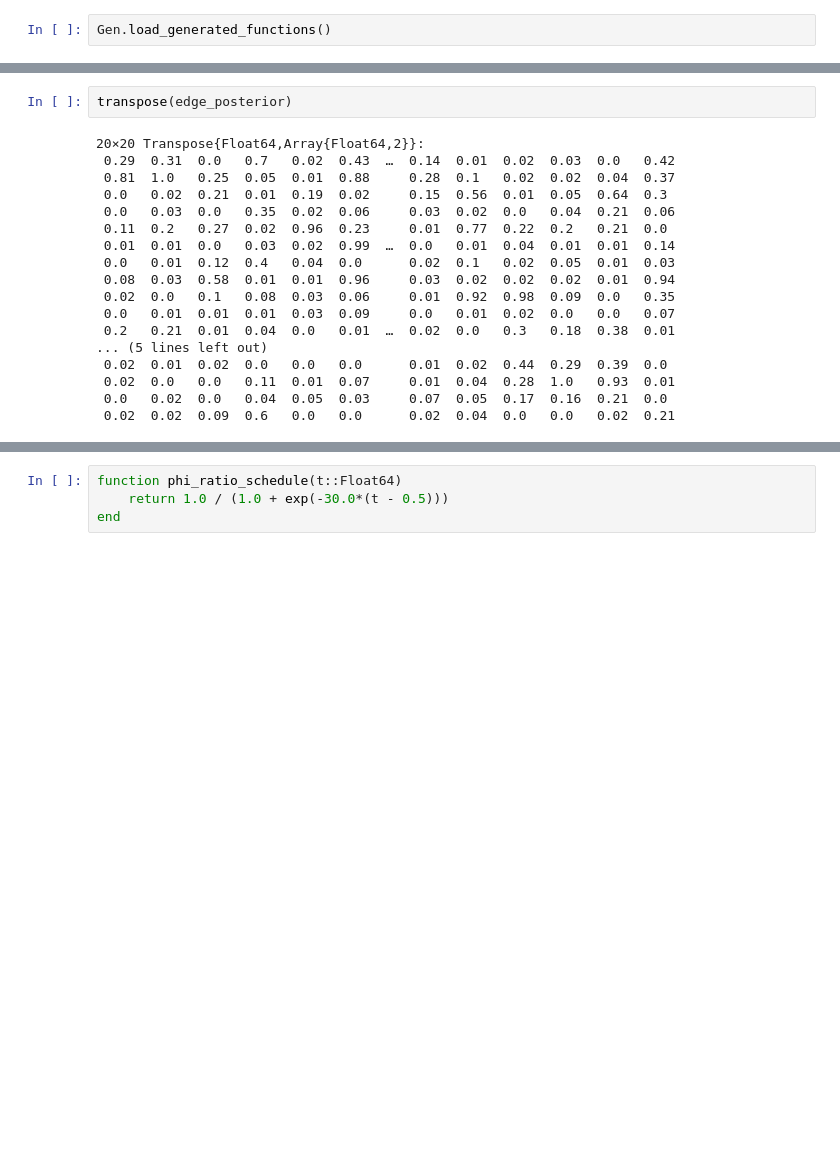
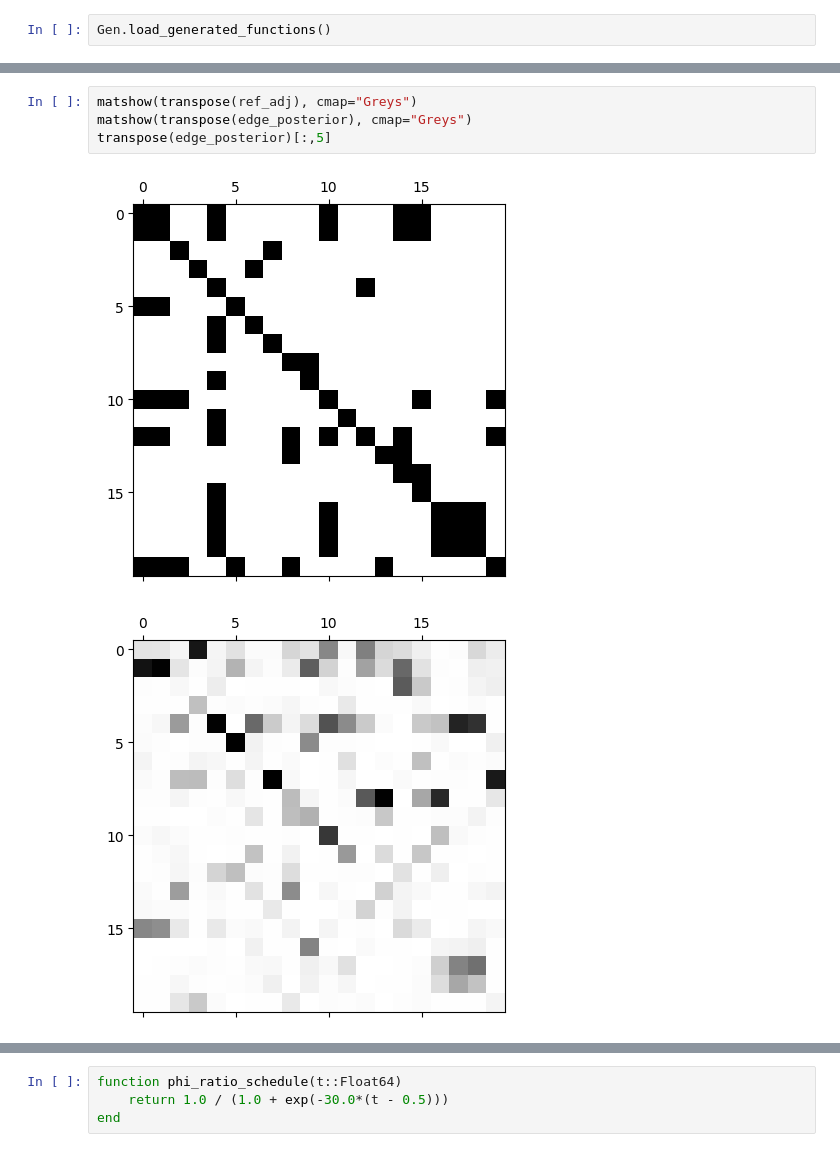
Before and after one commit to gitter-lab/ssps, a Jupyter notebook: julia-project/tinkering-notebook.ipynb, the cells around one changed output, grey strips where cells are left out. Saved outputs shown, nothing was run; the diff lists cells and outputs as text; blank space fills up the shorter version.

```diff
--- a/julia-project/tinkering-notebook.ipynb
+++ b/julia-project/tinkering-notebook.ipynb
@@ -112,20 +125,7 @@ show()
-# %%
-transpose(edge_posterior)
-# %% [output]
-20×20 Transpose{Float64,Array{Float64,2}}:
- 0.29  0.31  0.0   0.7   0.02  0.43  …  0.14  0.01  0.02  0.03  0.0   0.42
- 0.81  1.0   0.25  0.05  0.01  0.88     0.28  0.1   0.02  0.02  0.04  0.37
- 0.0   0.02  0.21  0.01  0.19  0.02     0.15  0.56  0.01  0.05  0.64  0.3
- 0.0   0.03  0.0   0.35  0.02  0.06     0.03  0.02  0.0   0.04  0.21  0.06
- 0.11  0.2   0.27  0.02  0.96  0.23     0.01  0.77  0.22  0.2   0.21  0.0
- 0.01  0.01  0.0   0.03  0.02  0.99  …  0.0   0.01  0.04  0.01  0.01  0.14
- 0.0   0.01  0.12  0.4   0.04  0.0      0.02  0.1   0.02  0.05  0.01  0.03
- 0.08  0.03  0.58  0.01  0.01  0.96     0.03  0.02  0.02  0.02  0.01  0.94
- 0.02  0.0   0.1   0.08  0.03  0.06     0.01  0.92  0.98  0.09  0.0   0.35
- 0.0   0.01  0.01  0.01  0.03  0.09     0.0   0.01  0.02  0.0   0.0   0.07
- 0.2   0.21  0.01  0.04  0.0   0.01  …  0.02  0.0   0.3   0.18  0.38  0.01
-... (5 lines left out)
- 0.02  0.01  0.02  0.0   0.0   0.0      0.01  0.02  0.44  0.29  0.39  0.0
- 0.02  0.0   0.0   0.11  0.01  0.07     0.01  0.04  0.28  1.0   0.93  0.01
- 0.0   0.02  0.0   0.04  0.05  0.03     0.07  0.05  0.17  0.16  0.21  0.0
- 0.02  0.02  0.09  0.6   0.0   0.0      0.02  0.04  0.0   0.0   0.02  0.21
+# %%
+matshow(transpose(ref_adj), cmap="Greys")
+matshow(transpose(edge_posterior), cmap="Greys")
+transpose(edge_posterior)[:,5]
+# %% [output]
+[figure, added]
+[figure, added]
```
Also changed, not shown: parts of 9 cells of this notebook, 3 other files.
